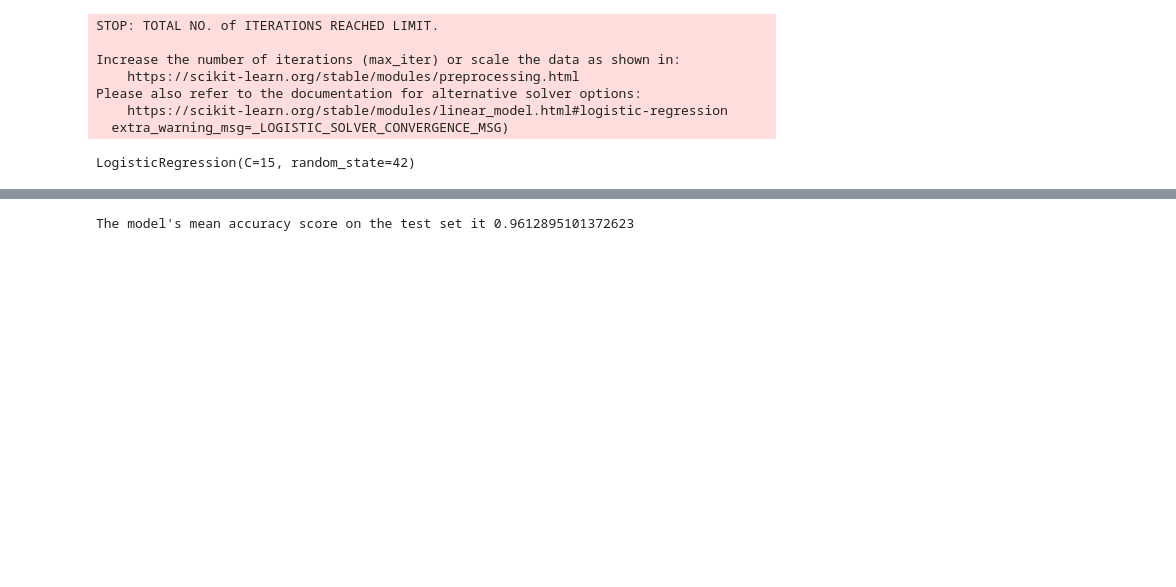
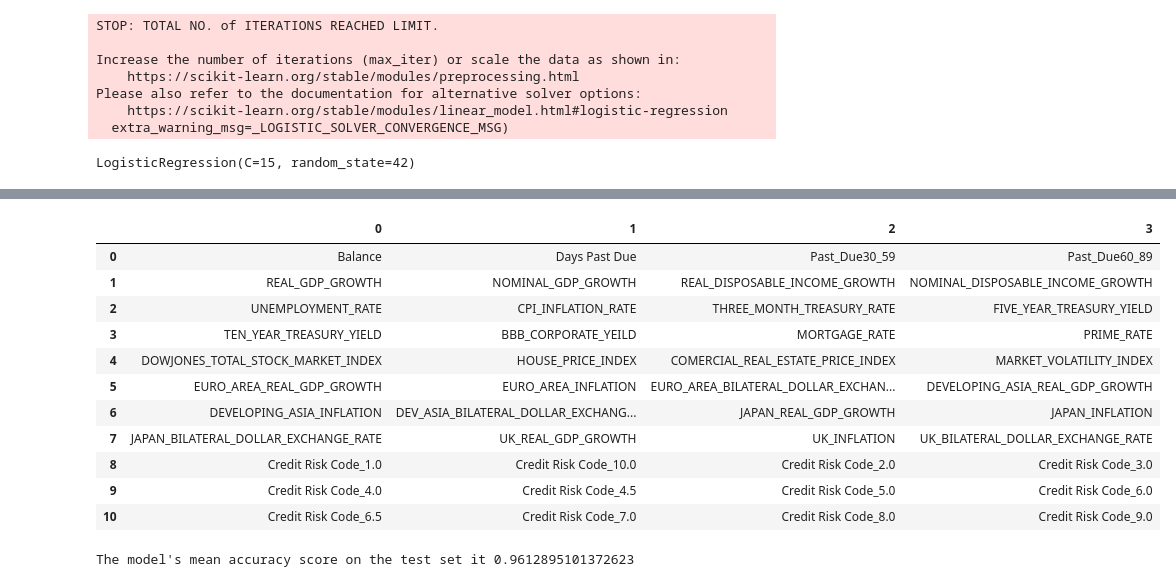
Before and after one commit to rogo10/Loan-Project, a Jupyter notebook: logistic regression.ipynb, the cells around one changed output, grey strips where cells are left out. Drawn from its saved outputs; the diff is of its cells as text; code cells hidden in the pictures; blank space fills up the shorter version.

```diff
--- a/logistic regression.ipynb
+++ b/logistic regression.ipynb
@@ -163,3 +197,18 @@ predictions = log_reg.predict(x_test)
+# %%
+pd.DataFrame(np.array(x_train.columns).reshape(11,4))
+# %% [output]
+|  | 0 | 1 | 2 | 3 |
+| 0 | Balance | Days Past Due | Past_Due30_59 | Past_Due60_89 |
+| 1 | REAL_GDP_GROWTH | NOMINAL_GDP_GROWTH | REAL_DISPOSABLE_INCOME_GROWTH | NOMINAL_DISPOSABLE_INCOME_GROWTH |
+| 2 | UNEMPLOYMENT_RATE | CPI_INFLATION_RATE | THREE_MONTH_TREASURY_RATE | FIVE_YEAR_TREASURY_YIELD |
+| 3 | TEN_YEAR_TREASURY_YIELD | BBB_CORPORATE_YEILD | MORTGAGE_RATE | PRIME_RATE |
+| 4 | DOWJONES_TOTAL_STOCK_MARKET_INDEX | HOUSE_PRICE_INDEX | COMERCIAL_REAL_ESTATE_PRICE_INDEX | MARKET_VOLATILITY_INDEX |
+| 5 | EURO_AREA_REAL_GDP_GROWTH | EURO_AREA_INFLATION | EURO_AREA_BILATERAL_DOLLAR_EXCHAN... | DEVELOPING_ASIA_REAL_GDP_GROWTH |
+| 6 | DEVELOPING_ASIA_INFLATION | DEV_ASIA_BILATERAL_DOLLAR_EXCHANG... | JAPAN_REAL_GDP_GROWTH | JAPAN_INFLATION |
+| 7 | JAPAN_BILATERAL_DOLLAR_EXCHANGE_RATE | UK_REAL_GDP_GROWTH | UK_INFLATION | UK_BILATERAL_DOLLAR_EXCHANGE_RATE |
+| 8 | Credit Risk Code_1.0 | Credit Risk Code_10.0 | Credit Risk Code_2.0 | Credit Risk Code_3.0 |
+| 9 | Credit Risk Code_4.0 | Credit Risk Code_4.5 | Credit Risk Code_5.0 | Credit Risk Code_6.0 |
+| 10 | Credit Risk Code_6.5 | Credit Risk Code_7.0 | Credit Risk Code_8.0 | Credit Risk Code_9.0 |
 # %%
 sc=log_reg.score(x_test, y_test)
 print("The model's mean accuracy score on the test set it", sc)
```
Also changed, not shown: parts of 5 cells of this notebook.
